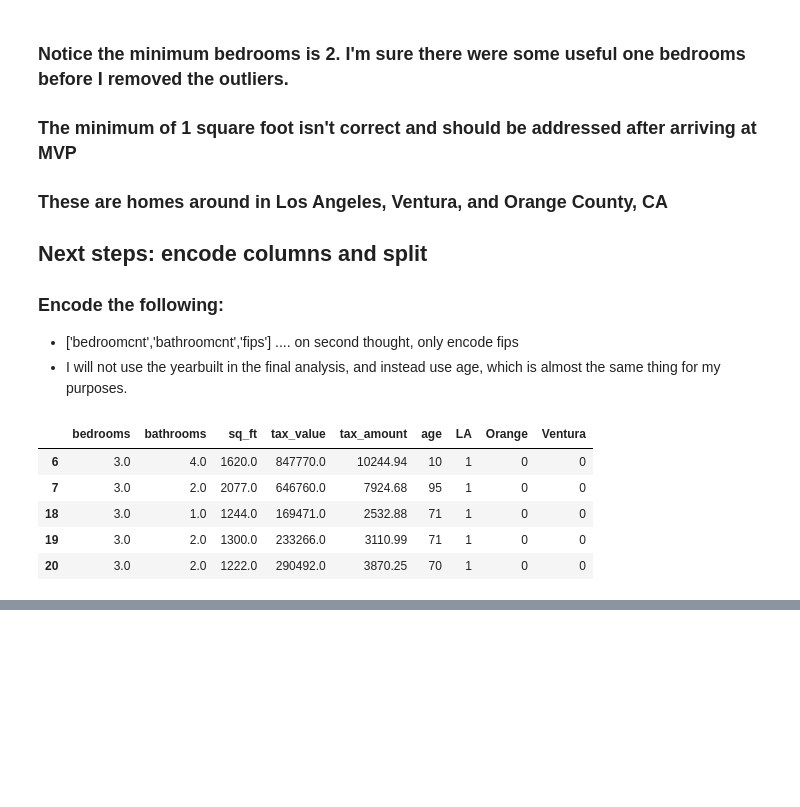
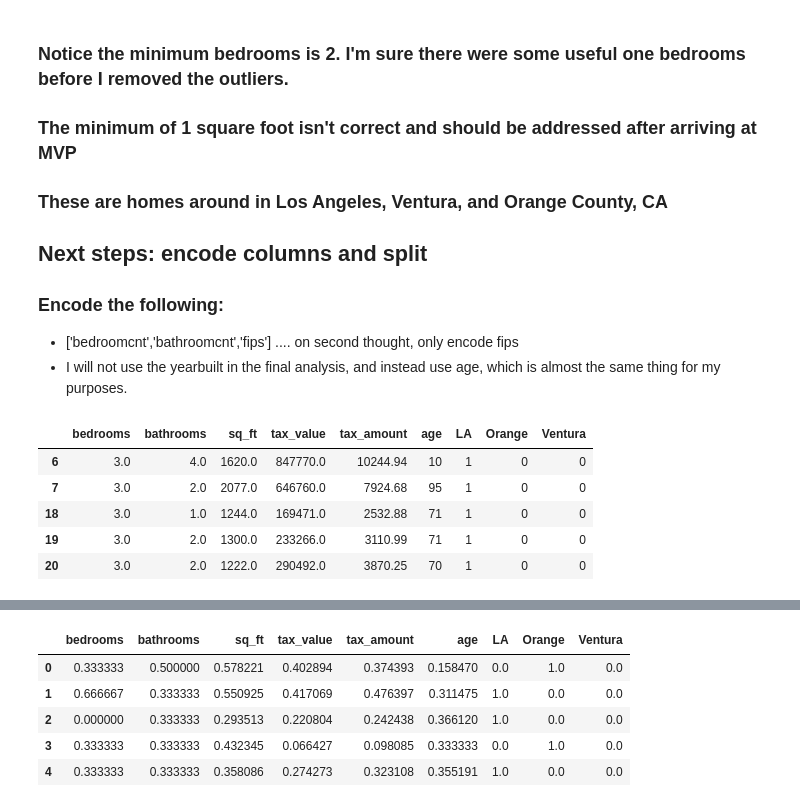
Before and after one commit to brianclements03/regression_exercises, a Jupyter notebook: ZILLOW_PROJECT.ipynb, the cells around one changed output, grey strips where cells are left out. Saved outputs shown, nothing was run; the diff lists cells and outputs as text; code cells hidden in the pictures; blank space fills up the shorter version.

```diff
--- a/ZILLOW_PROJECT.ipynb
+++ b/ZILLOW_PROJECT.ipynb
@@ -161,0 +199,9 @@ zillow.head()
+# %%
+train.head()
+# %% [output]
+|  | bedrooms | bathrooms | sq_ft | tax_value | tax_amount | age | LA | Orange | Ventura |
+| 0 | 0.333333 | 0.500000 | 0.578221 | 0.402894 | 0.374393 | 0.158470 | 0.0 | 1.0 | 0.0 |
+| 1 | 0.666667 | 0.333333 | 0.550925 | 0.417069 | 0.476397 | 0.311475 | 1.0 | 0.0 | 0.0 |
+| 2 | 0.000000 | 0.333333 | 0.293513 | 0.220804 | 0.242438 | 0.366120 | 1.0 | 0.0 | 0.0 |
+| 3 | 0.333333 | 0.333333 | 0.432345 | 0.066427 | 0.098085 | 0.333333 | 0.0 | 1.0 | 0.0 |
+| 4 | 0.333333 | 0.333333 | 0.358086 | 0.274273 | 0.323108 | 0.355191 | 1.0 | 0.0 | 0.0 |
```
Also changed, not shown: parts of 14 cells of this notebook, 3 other files.
